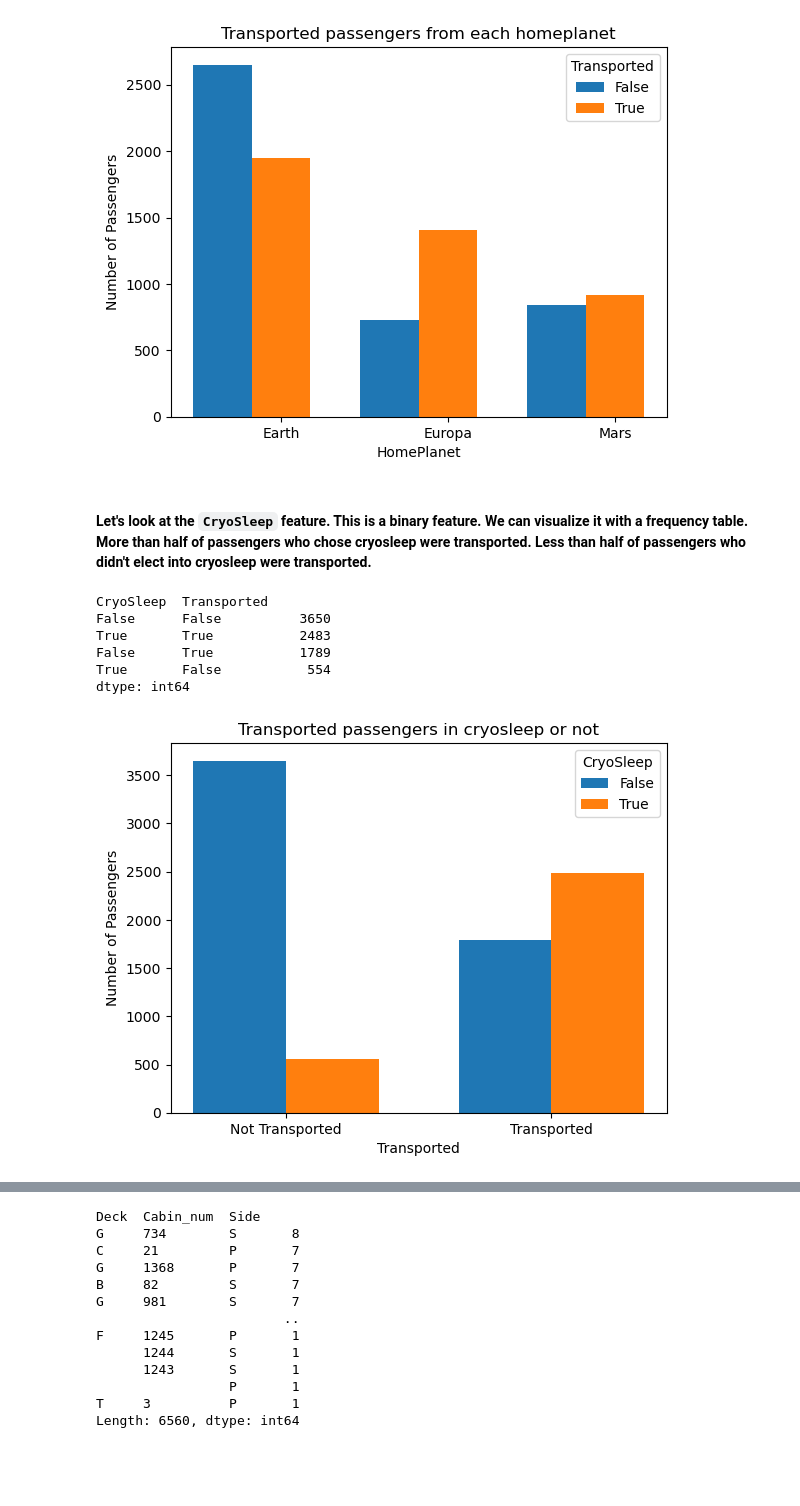
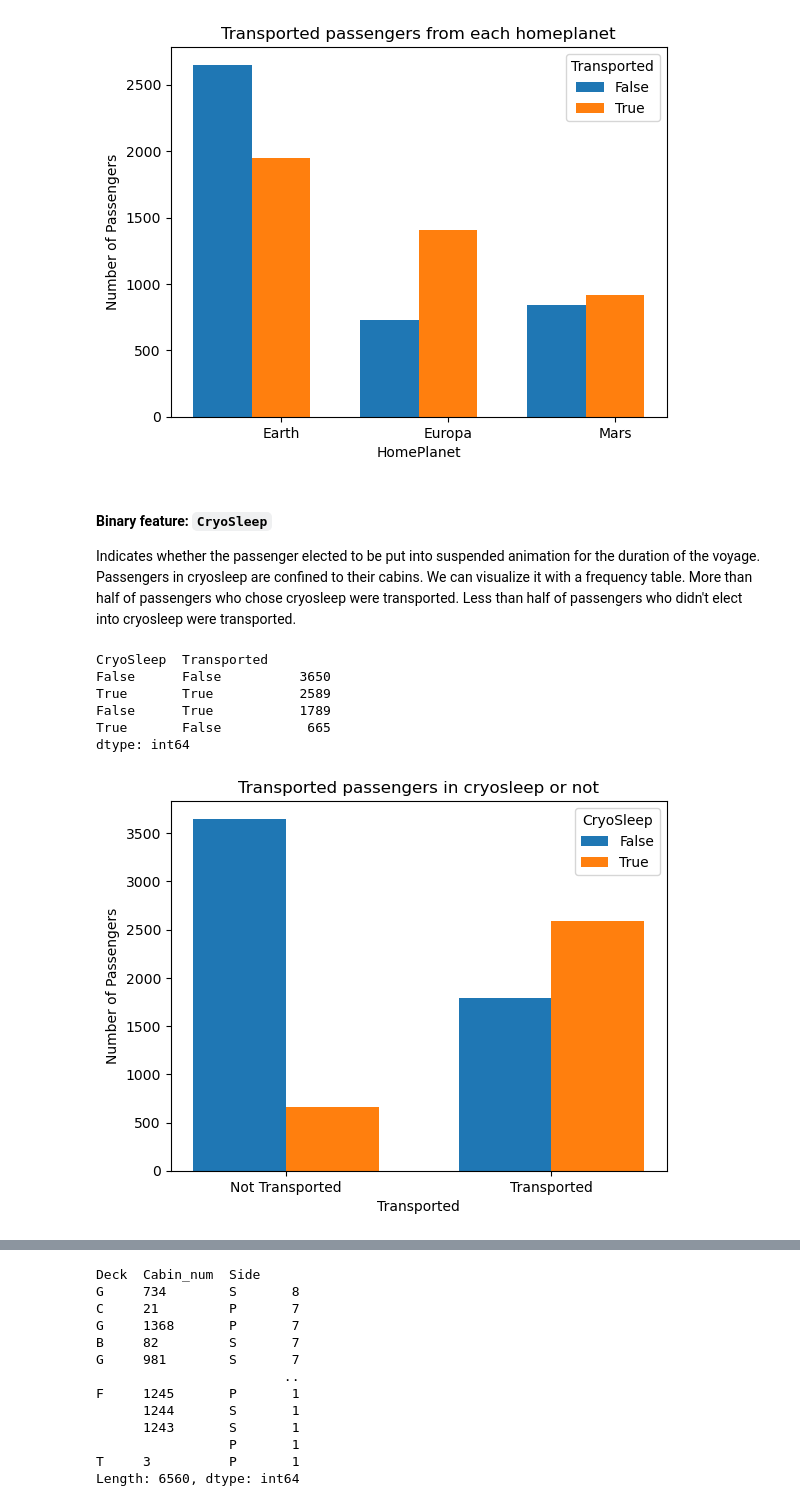
Before and after one commit to hcwang24/space_titanic, a Jupyter notebook: analysis.ipynb, the cells around one changed output, grey strips where cells are left out. Drawn from its saved outputs; the diff is of its cells as text; code cells hidden in the pictures; blank space fills up the shorter version.

```diff
--- a/analysis.ipynb
+++ b/analysis.ipynb
@@ -96,6 +103,5 @@ memory usage: 891.5+ KB
 # %%
-# Let's look at the target first. This is a binary feature. We can visualize it with a frequency table.
-# About half of the passengers in the train_df are transported away.
+train_df["Transported"] = train_df["Transported"].astype(bool)
 
 # We can now use the target with each feature to see if there are trends/relationships.
 train_df["Transported"].value_counts()
@@ -136,7 +148,8 @@ dtype: int64
 # %%
 # Group the data by 'HomePlanet' and 'Transported' and calculate the count
 grouped_df = (
-    train_df.groupby(["HomePlanet", "Transported"]).size().reset_index(name="count")
+    train_df.groupby(["HomePlanet", "Transported"]
+                     ).size().reset_index(name="count")
 )
 
 # Set up the figure and axis
@@ -155,7 +168,8 @@ x = np.arange(len(homeplanets))
 # Plot the bars for each 'HomePlanet' and 'Transported' value side by side
 for i, transported in enumerate(transported_values):
     transported_df = grouped_df[grouped_df["Transported"] == transported]
-    counts = transported_df[transported_df["HomePlanet"].isin(homeplanets)]["count"]
+    counts = transported_df[transported_df["HomePlanet"].isin(
+        homeplanets)]["count"]
     ax.bar(x + (i * bar_width), counts, label=transported, width=bar_width)
 
 # Set plot title and axis labels
@@ -175,53 +189,59 @@ plt.show()
 # %% [output]
 [figure]
 # %% [markdown]
-#### Let's look at the `CryoSleep` feature. This is a binary feature. We can visualize it with a frequency table. More than half of passengers who chose cryosleep were transported. Less than half of passengers who didn't elect into cryosleep were transported.
+#### Binary feature: `CryoSleep`
+
+Indicates whether the passenger elected to be put into suspended animation for the duration of the voyage. Passengers in cryosleep are confined to their cabins. We can visualize it with a frequency table. More than half of passengers who chose cryosleep were transported. Less than half of passengers who didn't elect into cryosleep were transported.
 # %%
+train_df["CryoSleep"] = train_df["CryoSleep"].astype(bool)
+
 train_df[["CryoSleep", "Transported"]].value_counts()
 # %% [output]
 CryoSleep  Transported
 False      False          3650
-True       True           2483
+True       True           2589
 False      True           1789
-True       False           554
+True       False           665
 dtype: int64
 # %%
 # Group the data by 'CryoSleep' and 'Transported' and calculate the count
 grouped_df = (
-    train_df.groupby(["CryoSleep", "Transported"]).size().reset_index(name="count")
+    train_df.groupby(["CryoSleep", "Transported"]
+                     ).size().reset_index(name="count")
 )
 
 # Set up the figure and axis
 fig, ax = plt.subplots()
 
 # Get unique categories for 'CryoSleep'
 cryo_sleep_categories = grouped_df["CryoSleep"].unique()
 
 # Calculate the width for each bar
 bar_width = 0.35
 
 # Calculate the x-axis positions for the bars
 x = np.arange(len(cryo_sleep_categories))
 
 # Plot the bars for each 'CryoSleep' category side by side
 for i, sleep_status in enumerate(cryo_sleep_categories):
     sleep_df = grouped_df[grouped_df["CryoSleep"] == sleep_status]
-    ax.bar(x + (i * bar_width), sleep_df["count"], label=sleep_status, width=bar_width)
+    ax.bar(x + (i * bar_width),
+           sleep_df["count"], label=sleep_status, width=bar_width)
 
 # Set plot title and axis labels
 ax.set_title("Transported passengers in cryosleep or not")
 ax.set_xlabel("Transported")
 ax.set_ylabel("Number of Passengers")
 
 # Set the x-axis tick positions and labels
 ax.set_xticks(x + bar_width / 2)
 ax.set_xticklabels(["Not Transported", "Transported"])
 
 # Add legend
 ax.legend(title="CryoSleep", bbox_to_anchor=(1, 1))
 
 # Show the plot
 plt.show()
 # %% [output]
-[figure, old version]
+[figure, new version]
 # %% [markdown]
```
Also changed, not shown: parts of 60 cells of this notebook, 1 other file.
